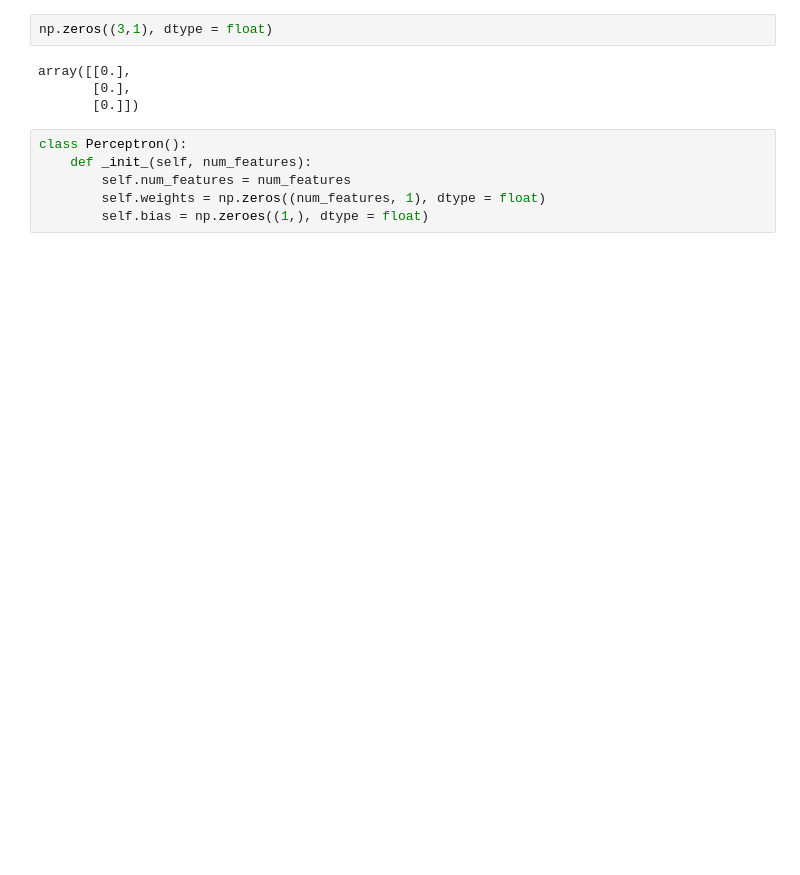
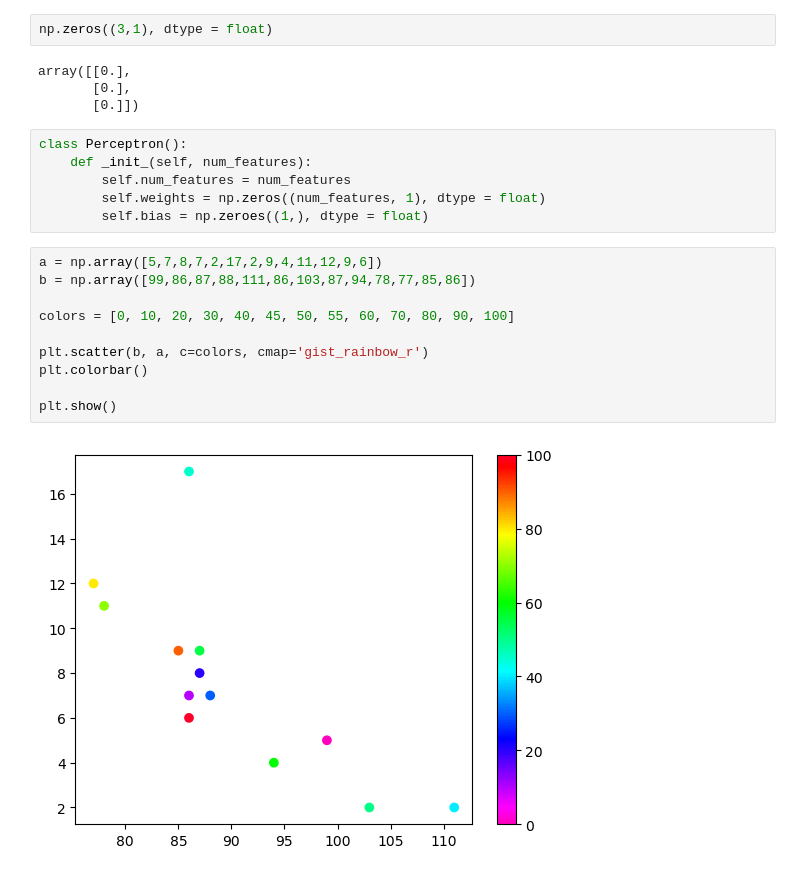
Before and after one commit to denpalrius/AI-Machine-Learning-Practice, a Jupyter notebook: house-price-prediction/The Perceptron (DL).ipynb, the cells around one changed output. Saved outputs shown, nothing was run; the diff lists cells and outputs as text; blank space fills up the shorter version.

```diff
--- a/house-price-prediction/The Perceptron (DL).ipynb
+++ b/house-price-prediction/The Perceptron (DL).ipynb
@@ -129,3 +128,15 @@ class Perceptron():
         self.num_features = num_features
         self.weights = np.zeros((num_features, 1), dtype = float)
         self.bias = np.zeroes((1,), dtype = float)
+# %%
+a = np.array([5,7,8,7,2,17,2,9,4,11,12,9,6])
+b = np.array([99,86,87,88,111,86,103,87,94,78,77,85,86])
+
+colors = [0, 10, 20, 30, 40, 45, 50, 55, 60, 70, 80, 90, 100]
+
+plt.scatter(b, a, c=colors, cmap='gist_rainbow_r')
+plt.colorbar()
+
+plt.show()
+# %% [output]
+[figure, added]
```
Also changed, not shown: parts of 3 cells of this notebook, 1 other file.
